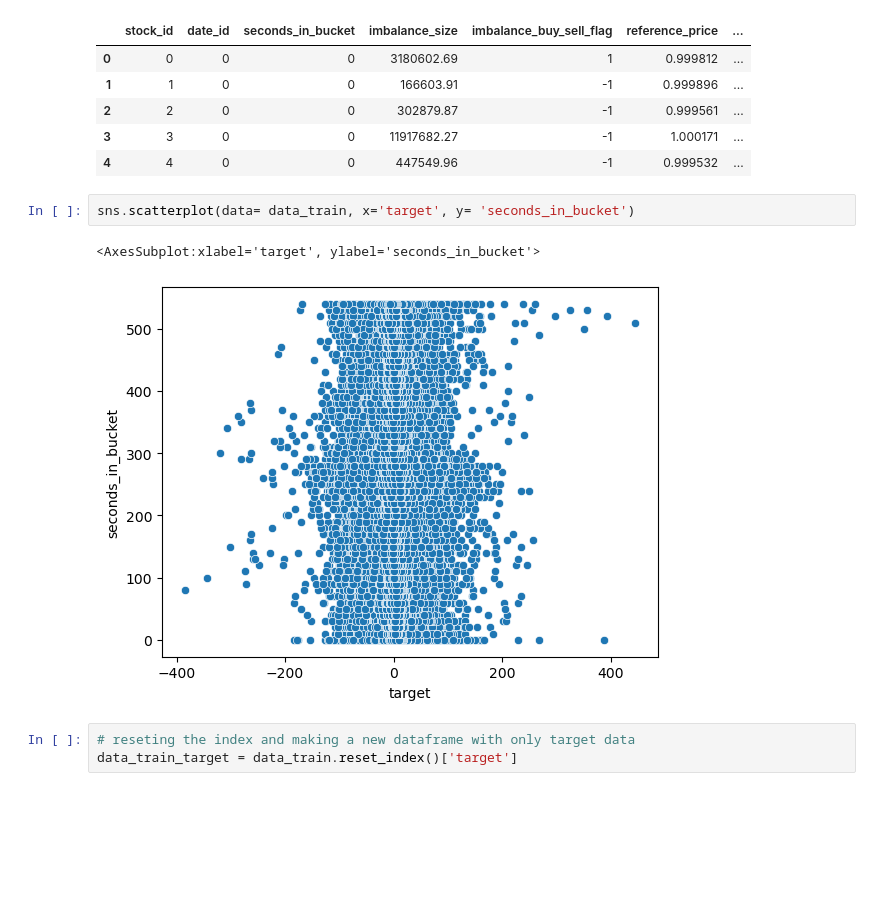
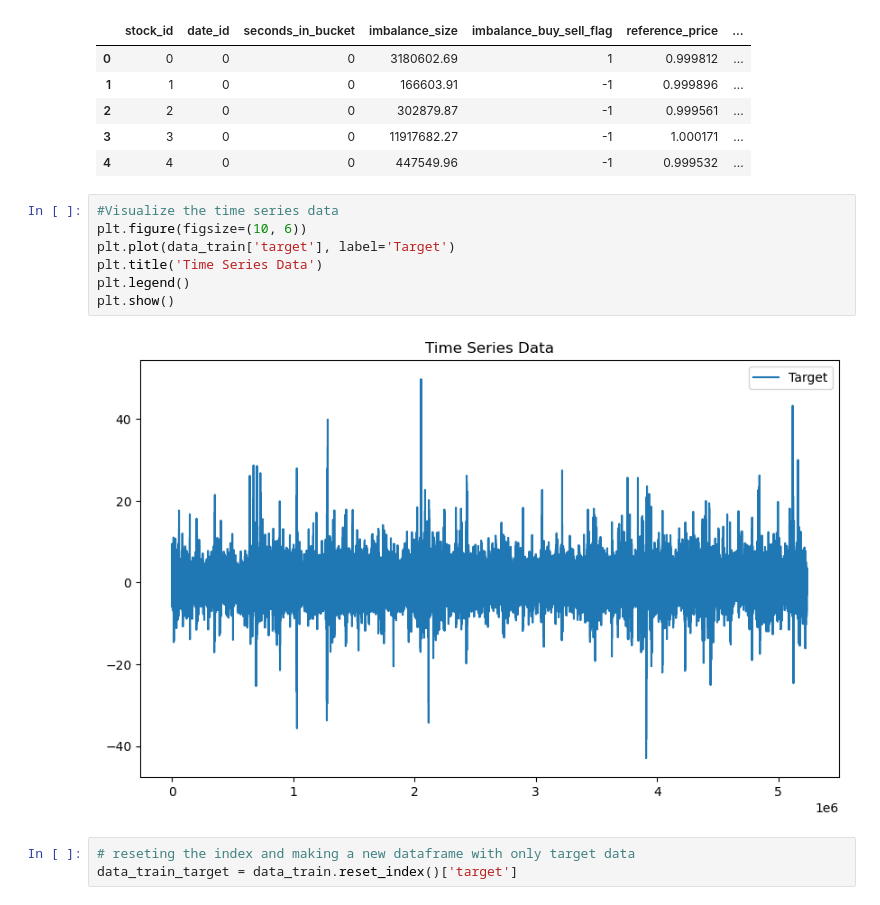
Before and after one commit to Simran2147/QuantumQube-Stock-Prediction, a Jupyter notebook: Final_Project.ipynb, the cells around one changed output. Drawn from its saved outputs; the diff is of its cells as text; blank space fills up the shorter version.

```diff
--- a/Final_Project.ipynb
+++ b/Final_Project.ipynb
@@ -270,11 +359,15 @@ data_train.head()
 | 2 | 2 | 0 | 0 | 302879.87 | -1 | 0.999561 | ... |
 | 3 | 3 | 0 | 0 | 11917682.27 | -1 | 1.000171 | ... |
 | 4 | 4 | 0 | 0 | 447549.96 | -1 | 0.999532 | ... |
-# %%
-sns.scatterplot(data= data_train, x='target', y= 'seconds_in_bucket')
-# %% [output]
-<AxesSubplot:xlabel='target', ylabel='seconds_in_bucket'>
-[figure, removed]
+# %%
+#Visualize the time series data
+plt.figure(figsize=(10, 6))
+plt.plot(data_train['target'], label='Target')
+plt.title('Time Series Data')
+plt.legend()
+plt.show()
+# %% [output]
+[figure, added]
 # %%
 # reseting the index and making a new dataframe with only target data
 data_train_target = data_train.reset_index()['target']
```
Also changed, not shown: parts of 19 cells of this notebook.
